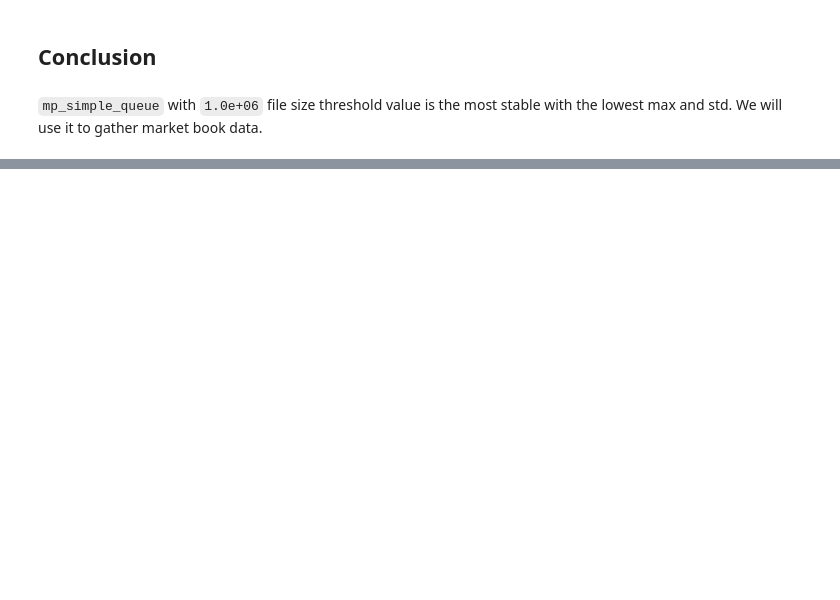
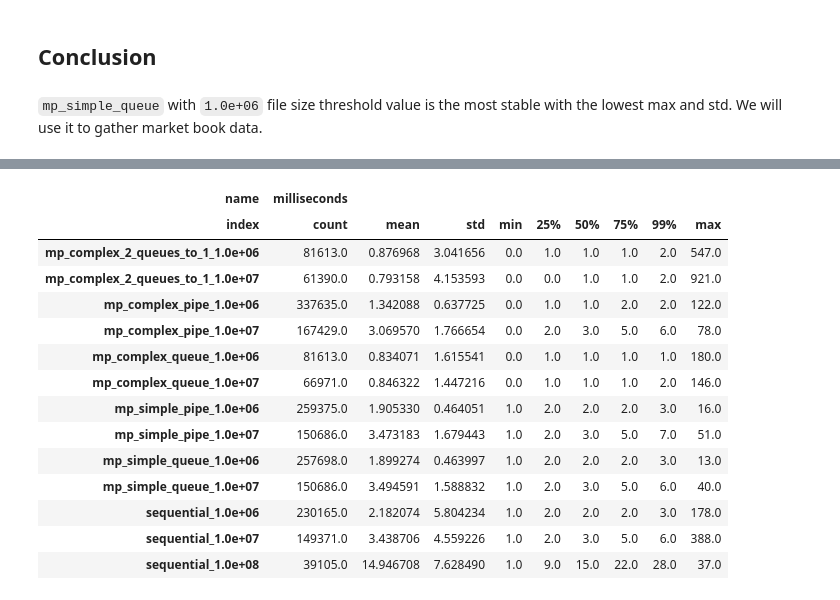
Before and after one commit to snakerzr/time_and_sales_prediction_exploration, a Jupyter notebook: multiprocessing_test.ipynb, the cells around one changed output, grey strips where cells are left out. Cells and saved outputs as stored; diff of their text form; code cells hidden in the pictures; blank space fills up the shorter version.

```diff
--- a/multiprocessing_test.ipynb
+++ b/multiprocessing_test.ipynb
@@ -448,0 +479,18 @@ a_list[2]
+# %%
+a_list[2]
+# %% [output]
+| name | milliseconds |  |  |  |  |  |  |  |  |
+| index | count | mean | std | min | 25% | 50% | 75% | 99% | max |
+| mp_complex_2_queues_to_1_1.0e+06 | 81613.0 | 0.876968 | 3.041656 | 0.0 | 1.0 | 1.0 | 1.0 | 2.0 | 547.0 |
+| mp_complex_2_queues_to_1_1.0e+07 | 61390.0 | 0.793158 | 4.153593 | 0.0 | 0.0 | 1.0 | 1.0 | 2.0 | 921.0 |
+| mp_complex_pipe_1.0e+06 | 337635.0 | 1.342088 | 0.637725 | 0.0 | 1.0 | 1.0 | 2.0 | 2.0 | 122.0 |
+| mp_complex_pipe_1.0e+07 | 167429.0 | 3.069570 | 1.766654 | 0.0 | 2.0 | 3.0 | 5.0 | 6.0 | 78.0 |
+| mp_complex_queue_1.0e+06 | 81613.0 | 0.834071 | 1.615541 | 0.0 | 1.0 | 1.0 | 1.0 | 1.0 | 180.0 |
+| mp_complex_queue_1.0e+07 | 66971.0 | 0.846322 | 1.447216 | 0.0 | 1.0 | 1.0 | 1.0 | 2.0 | 146.0 |
+| mp_simple_pipe_1.0e+06 | 259375.0 | 1.905330 | 0.464051 | 1.0 | 2.0 | 2.0 | 2.0 | 3.0 | 16.0 |
+| mp_simple_pipe_1.0e+07 | 150686.0 | 3.473183 | 1.679443 | 1.0 | 2.0 | 3.0 | 5.0 | 7.0 | 51.0 |
+| mp_simple_queue_1.0e+06 | 257698.0 | 1.899274 | 0.463997 | 1.0 | 2.0 | 2.0 | 2.0 | 3.0 | 13.0 |
+| mp_simple_queue_1.0e+07 | 150686.0 | 3.494591 | 1.588832 | 1.0 | 2.0 | 3.0 | 5.0 | 6.0 | 40.0 |
+| sequential_1.0e+06 | 230165.0 | 2.182074 | 5.804234 | 1.0 | 2.0 | 2.0 | 2.0 | 3.0 | 178.0 |
+| sequential_1.0e+07 | 149371.0 | 3.438706 | 4.559226 | 1.0 | 2.0 | 3.0 | 5.0 | 6.0 | 388.0 |
+| sequential_1.0e+08 | 39105.0 | 14.946708 | 7.628490 | 1.0 | 9.0 | 15.0 | 22.0 | 28.0 | 37.0 |
```
Also changed, not shown: parts of 13 cells of this notebook, 1 other file.
